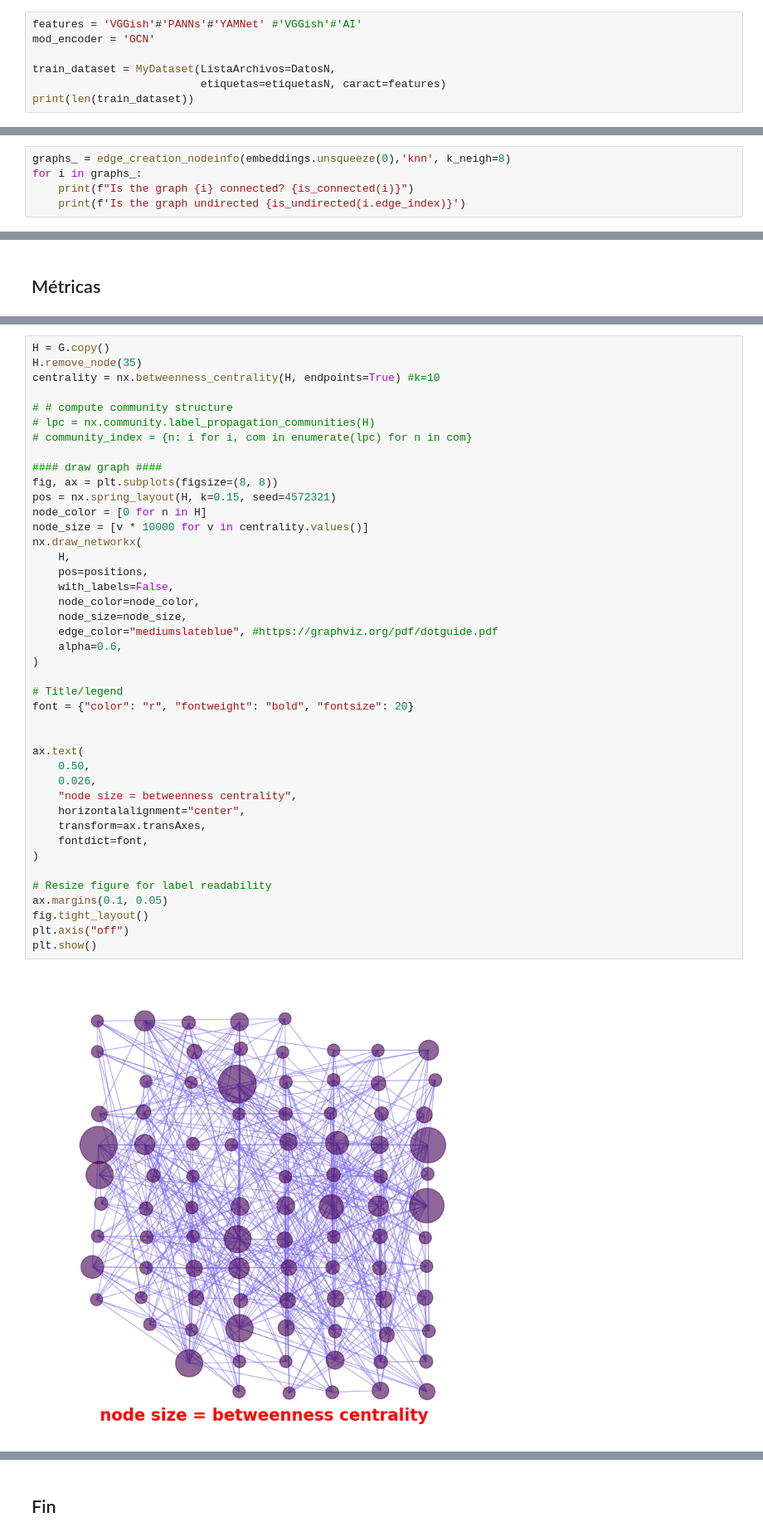
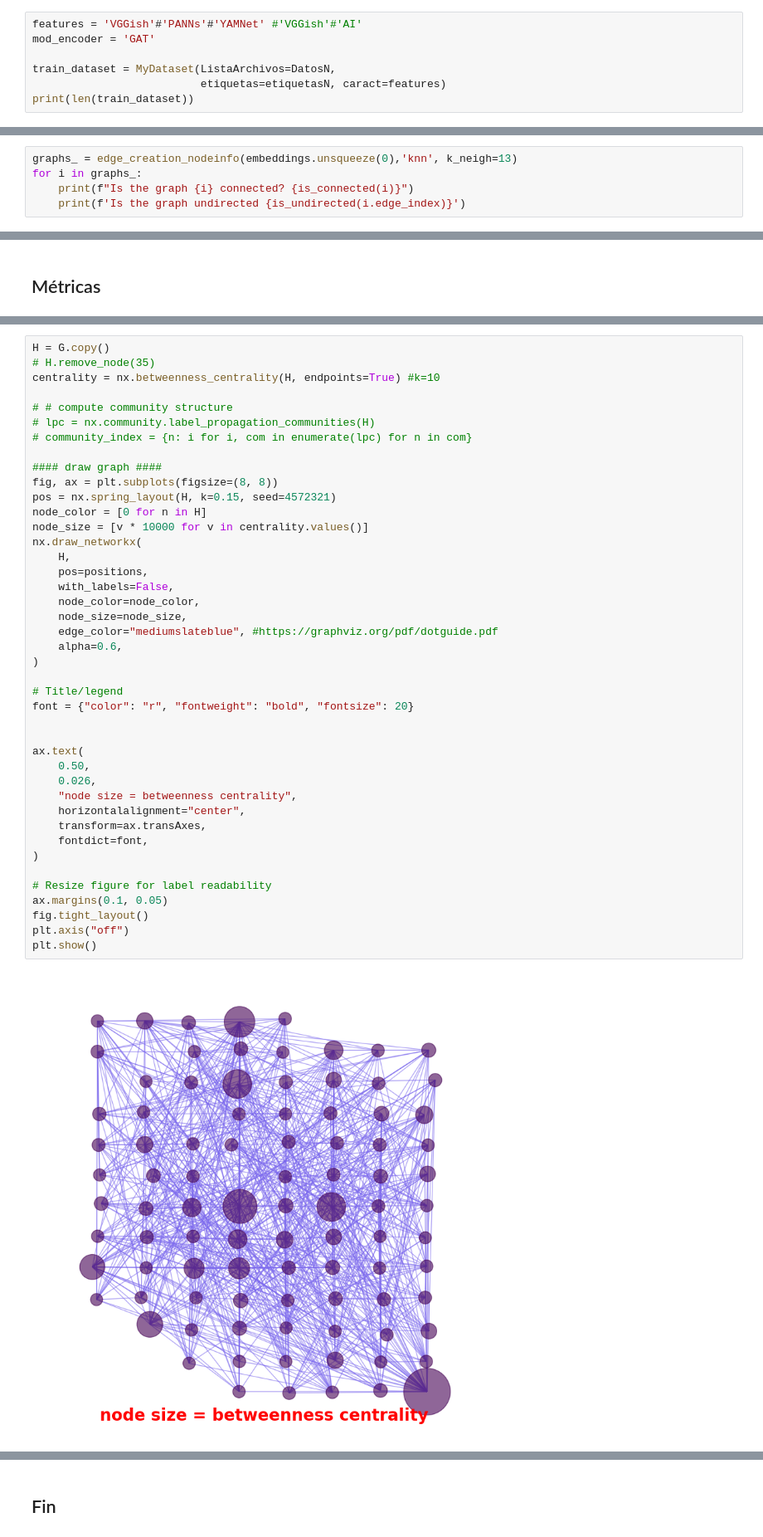
Before and after one commit to andrescastro-itm/GNN_ecoacoustic, a Jupyter notebook: GVAE_semi_eval_post.ipynb, the cells around one changed output, grey strips where cells are left out. Shown at 83% size. Drawn from its saved outputs; the diff is of its cells as text.

```diff
--- a/GVAE_semi_eval_post.ipynb
+++ b/GVAE_semi_eval_post.ipynb
@@ -32,7 +32,7 @@ Clases = df_data.values.argmax(1)
 etiquetasN = Clases
 # %%
 features = 'VGGish'#'PANNs'#'YAMNet' #'VGGish'#'AI'
-mod_encoder = 'GCN'
+mod_encoder = 'GAT'
 
 train_dataset = MyDataset(ListaArchivos=DatosN,
                           etiquetas=etiquetasN, caract=features)
@@ -193,7 +211,7 @@ plt.show()
 # %% [markdown]
 ## Post-process graph
 # %%
-graphs_ = edge_creation_nodeinfo(embeddings.unsqueeze(0),'knn', k_neigh=8)
+graphs_ = edge_creation_nodeinfo(embeddings.unsqueeze(0),'knn', k_neigh=13)
 for i in graphs_:
     print(f"Is the graph {i} connected? {is_connected(i)}")
     print(f'Is the graph undirected {is_undirected(i.edge_index)}')
@@ -342,6 +360,6 @@ nx.draw_networkx_edges(G, positions, width=edge_weights, edge_color="darkblue",
 # %%
 H = G.copy()
-H.remove_node(35)
+# H.remove_node(35)
 centrality = nx.betweenness_centrality(H, endpoints=True) #k=10
 
 # # compute community structure
@@ -355,34 +373,34 @@ node_color = [0 for n in H]
 node_size = [v * 10000 for v in centrality.values()]
 nx.draw_networkx(
     H,
     pos=positions,
     with_labels=False,
     node_color=node_color,
     node_size=node_size,
     edge_color="mediumslateblue", #https://graphviz.org/pdf/dotguide.pdf
     alpha=0.6,
 )
 
 # Title/legend
 font = {"color": "r", "fontweight": "bold", "fontsize": 20}
 
 
 ax.text(
     0.50,
     0.026,
     "node size = betweenness centrality",
     horizontalalignment="center",
     transform=ax.transAxes,
     fontdict=font,
 )
 
 # Resize figure for label readability
 ax.margins(0.1, 0.05)
 fig.tight_layout()
 plt.axis("off")
 plt.show()
 # %% [output]
-[figure, old version]
+[figure, new version]
 # %%
 from matplotlib.colors import LinearSegmentedColormap
 import rasterio
```
Also changed, not shown: parts of 15 cells of this notebook, 1 other file.
